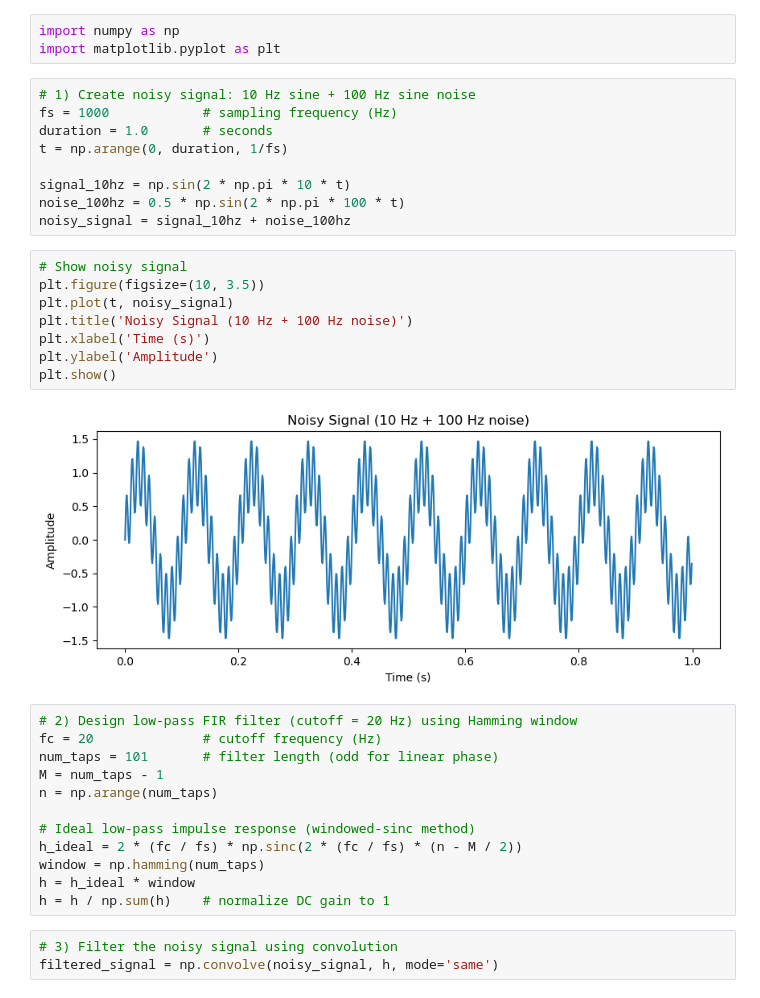
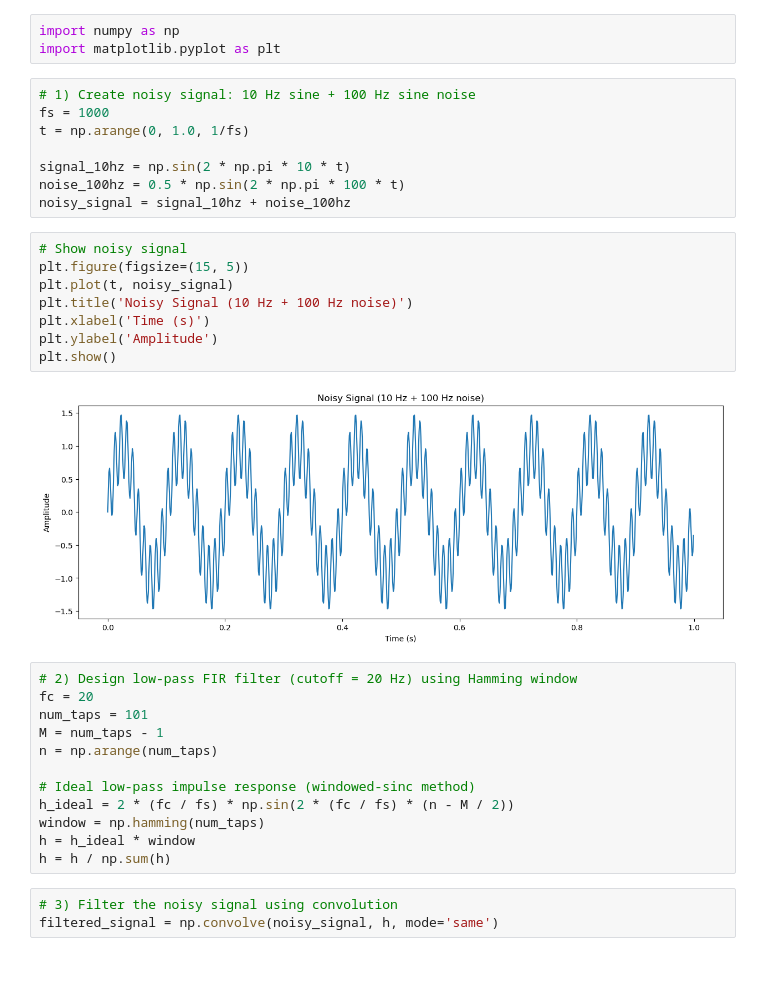
Before and after one commit to mdshiblinoman/Digital-Signal-Processing-Lab, a Jupyter notebook: Previous Solve/2nd/2No.ipynb, the cells around one changed output. Cells and saved outputs as stored; diff of their text form; blank space fills up the shorter version.

```diff
--- a/Previous Solve/2nd/2No.ipynb
+++ b/Previous Solve/2nd/2No.ipynb
@@ -3,35 +3,34 @@ import numpy as np
 import matplotlib.pyplot as plt
 # %%
 # 1) Create noisy signal: 10 Hz sine + 100 Hz sine noise
-fs = 1000            # sampling frequency (Hz)
-duration = 1.0       # seconds
-t = np.arange(0, duration, 1/fs)
+fs = 1000
+t = np.arange(0, 1.0, 1/fs)
 
 signal_10hz = np.sin(2 * np.pi * 10 * t)
 noise_100hz = 0.5 * np.sin(2 * np.pi * 100 * t)
 noisy_signal = signal_10hz + noise_100hz
 # %%
 # Show noisy signal
-plt.figure(figsize=(10, 3.5))
+plt.figure(figsize=(15, 5))
 plt.plot(t, noisy_signal)
 plt.title('Noisy Signal (10 Hz + 100 Hz noise)')
 plt.xlabel('Time (s)')
 plt.ylabel('Amplitude')
 plt.show()
 # %% [output]
-[figure, old version]
+[figure, new version]
 # %%
 # 2) Design low-pass FIR filter (cutoff = 20 Hz) using Hamming window
-fc = 20              # cutoff frequency (Hz)
-num_taps = 101       # filter length (odd for linear phase)
+fc = 20
+num_taps = 101
 M = num_taps - 1
 n = np.arange(num_taps)
 
 # Ideal low-pass impulse response (windowed-sinc method)
-h_ideal = 2 * (fc / fs) * np.sinc(2 * (fc / fs) * (n - M / 2))
+h_ideal = 2 * (fc / fs) * np.sin(2 * (fc / fs) * (n - M / 2))
 window = np.hamming(num_taps)
 h = h_ideal * window
-h = h / np.sum(h)    # normalize DC gain to 1
+h = h / np.sum(h)
 # %%
 # 3) Filter the noisy signal using convolution
 filtered_signal = np.convolve(noisy_signal, h, mode='same')
```
Also changed, not shown: parts of 1 cell of this notebook, 5 other files.
